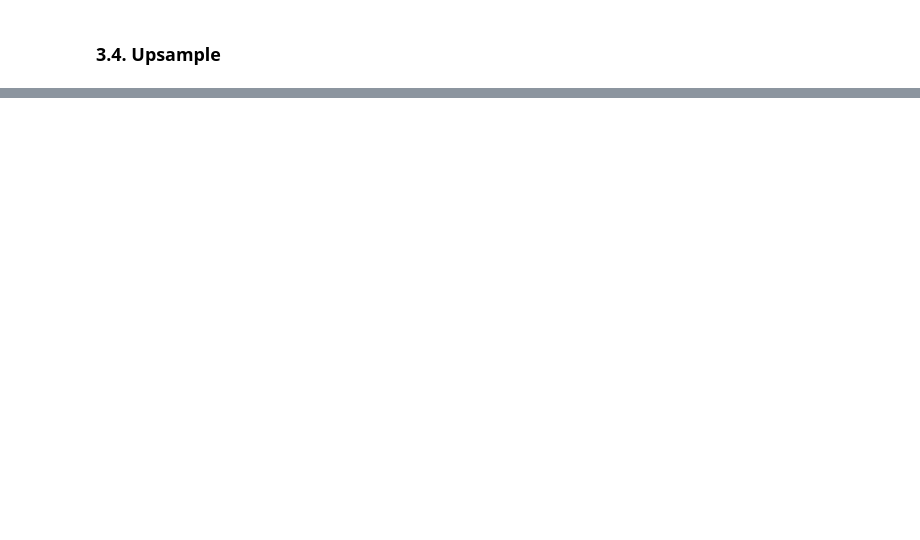
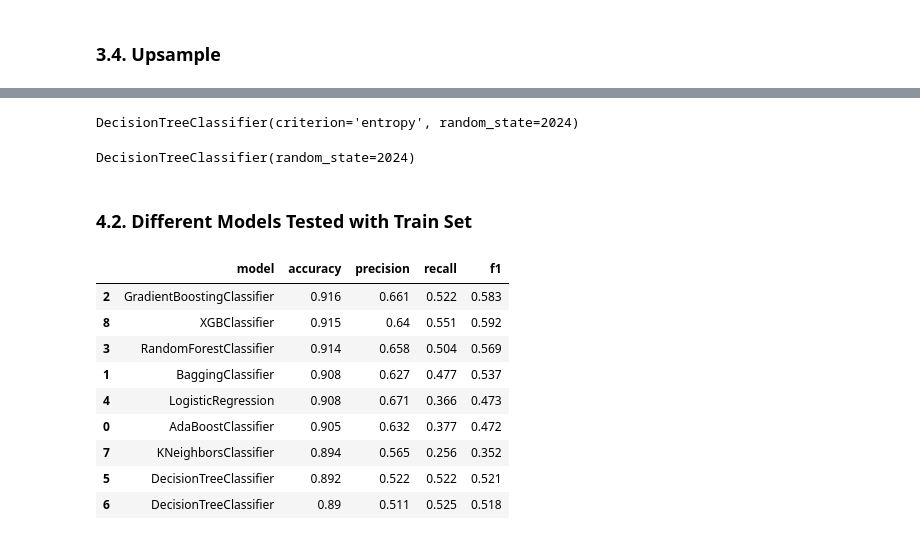
Before and after one commit to nikkoschy/jcdsol_enigma_finpro, a Jupyter notebook: finpro_enigma_bank_case.ipynb, the cells around one changed output, grey strips where cells are left out. Saved outputs shown, nothing was run; the diff lists cells and outputs as text; code cells hidden in the pictures; blank space fills up the shorter version.

```diff
--- a/finpro_enigma_bank_case.ipynb
+++ b/finpro_enigma_bank_case.ipynb
@@ -603,6 +574,10 @@ df
 #### 3.1.7. Encoding (pdays)
 # %%
 #### Encoding (pdays)
+#### Maybe encode 999 to 0? or 999 to -1
+
+df['pdays'] = df['pdays'].replace(999, -1)
+df
 # %% [markdown]
 ### 3.2. Data Splitting
 # %%
@@ -682,0 +694,18 @@ y_train upsampled row length : 58476
+# %%
+tree_entropy = DecisionTreeClassifier(
+    criterion = 'entropy',
+    random_state = 2024)
+
+tree_entropy
+# %% [output]
+DecisionTreeClassifier(criterion='entropy', random_state=2024)
+# %%
+tree_gini = DecisionTreeClassifier(
+    criterion = 'gini',
+    random_state = 2024)
+
+tree_gini
+# %% [output]
+DecisionTreeClassifier(random_state=2024)
+# %% [markdown]
+### 4.2. Different Models Tested with Train Set
@@ -682,0 +736,24 @@ y_train upsampled row length : 58476
+# %%
+# Model WITHOUT Upsampling (+ Min-Max Scaler)
+
+dct_models = {}
+dct_upd = {}
+dct_keys = ['model', 'accuracy','precision', 'recall', 'f1']
+dct_result = []
+dct = []
+
+for m in models:
+    dct_result.insert(len(dct_result), f'{m.__class__.__name__}')
+    for s in scoring_list:
+        model_cv = cross_val_score(
+            m,
+            X_train_scaled,
+            y_train,
+            scoring = s
+            )
+        dct_result.insert(len(dct_result), f'{round(model_cv.mean(),3)}')
+
+    dct.insert(len(dct), dct_result)
+    dct_result=[]
+
+df_modelresult_notupsampled = pd.DataFrame(dct, columns=['model', 'accuracy','precision', 'recall', 'f1'])
@@ -682,0 +810,15 @@ y_train upsampled row length : 58476
+# %%
+#Score result of not upsampled features (min-max scaled)
+
+df_modelresult_notupsampled.sort_values('accuracy', ascending=False)
+# %% [output]
+|  | model | accuracy | precision | recall | f1 |
+| 2 | GradientBoostingClassifier | 0.916 | 0.661 | 0.522 | 0.583 |
+| 8 | XGBClassifier | 0.915 | 0.64 | 0.551 | 0.592 |
+| 3 | RandomForestClassifier | 0.914 | 0.658 | 0.504 | 0.569 |
+| 1 | BaggingClassifier | 0.908 | 0.627 | 0.477 | 0.537 |
+| 4 | LogisticRegression | 0.908 | 0.671 | 0.366 | 0.473 |
+| 0 | AdaBoostClassifier | 0.905 | 0.632 | 0.377 | 0.472 |
+| 7 | KNeighborsClassifier | 0.894 | 0.565 | 0.256 | 0.352 |
+| 5 | DecisionTreeClassifier | 0.892 | 0.522 | 0.522 | 0.521 |
+| 6 | DecisionTreeClassifier | 0.89 | 0.511 | 0.525 | 0.518 |
```
Also changed, not shown: parts of 31 cells of this notebook.
